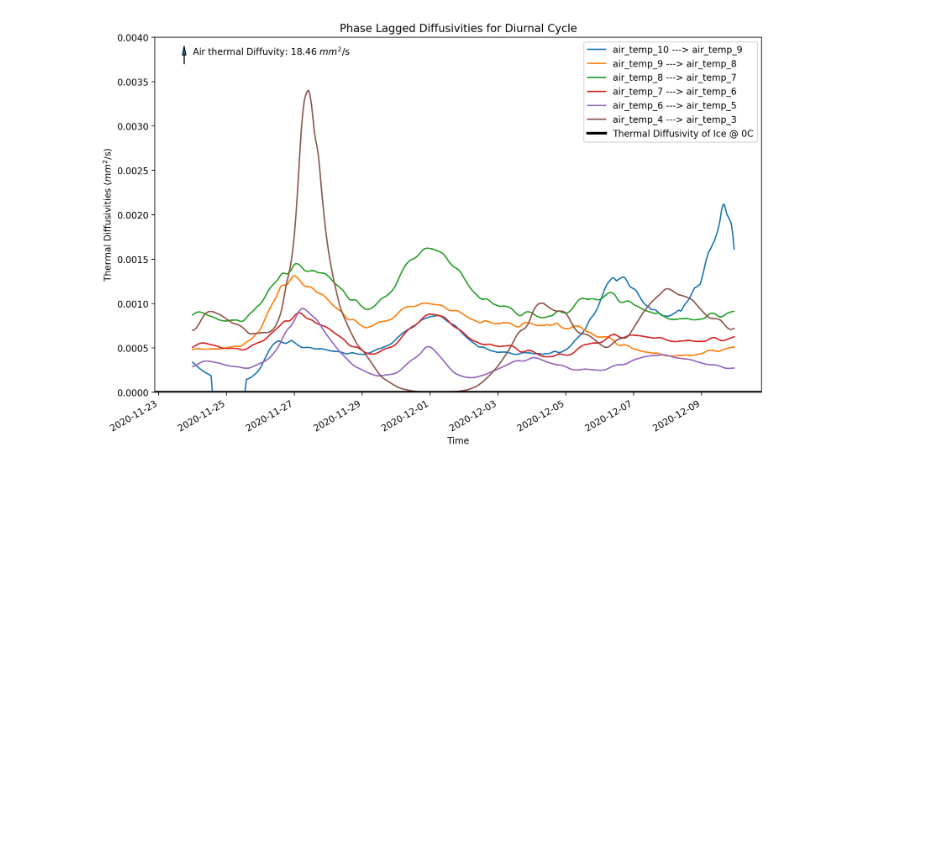
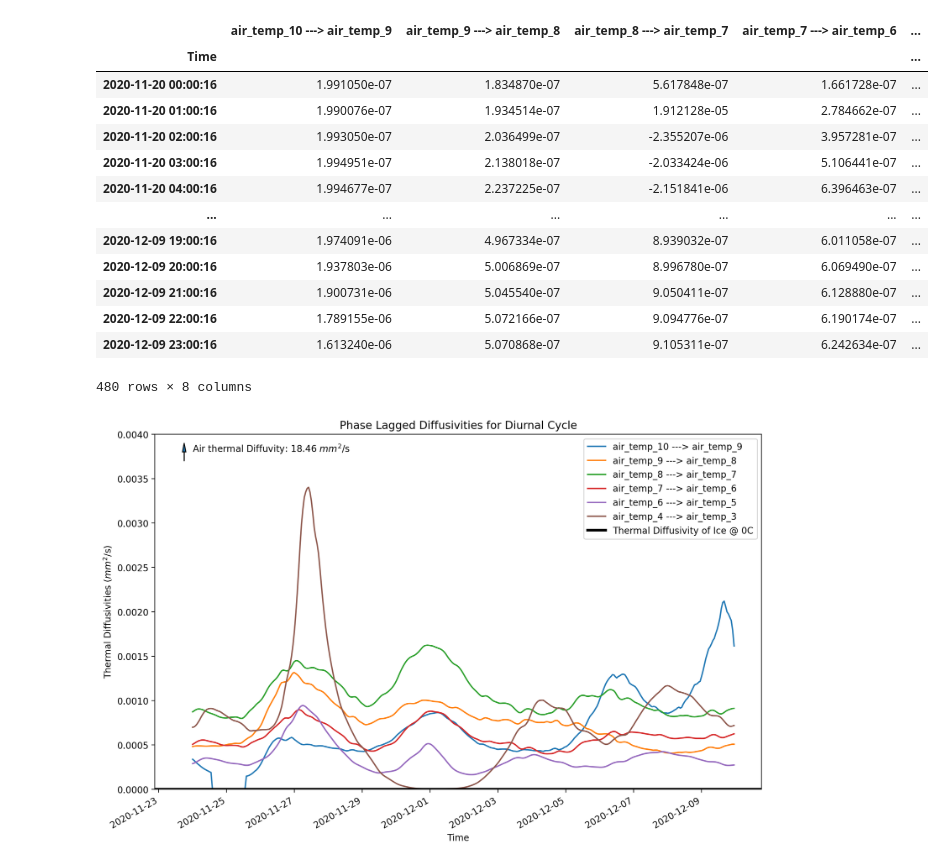
Before and after one commit to ZachHoppinen/temp, a Jupyter notebook: src/figures/iFlow_sub_kes.ipynb, the cells around one changed output. Cells and saved outputs as stored; diff of their text form; code cells hidden in the pictures; blank space fills up the shorter version.

```diff
--- a/src/figures/iFlow_sub_kes.ipynb
+++ b/src/figures/iFlow_sub_kes.ipynb
@@ -9,3 +9,20 @@ df = pd.read_csv(fp, index_col= 'Time', parse_dates=True)
+# %%
+df
+# %% [output]
+|  | air_temp_10 ---> air_temp_9 | air_temp_9 ---> air_temp_8 | air_temp_8 ---> air_temp_7 | air_temp_7 ---> air_temp_6 | ... |
+| Time |  |  |  |  | ... |
+| 2020-11-20 00:00:16 | 1.991050e-07 | 1.834870e-07 | 5.617848e-07 | 1.661728e-07 | ... |
+| 2020-11-20 01:00:16 | 1.990076e-07 | 1.934514e-07 | 1.912128e-05 | 2.784662e-07 | ... |
+| 2020-11-20 02:00:16 | 1.993050e-07 | 2.036499e-07 | -2.355207e-06 | 3.957281e-07 | ... |
+| 2020-11-20 03:00:16 | 1.994951e-07 | 2.138018e-07 | -2.033424e-06 | 5.106441e-07 | ... |
+| 2020-11-20 04:00:16 | 1.994677e-07 | 2.237225e-07 | -2.151841e-06 | 6.396463e-07 | ... |
+| ... | ... | ... | ... | ... | ... |
+| 2020-12-09 19:00:16 | 1.974091e-06 | 4.967334e-07 | 8.939032e-07 | 6.011058e-07 | ... |
+| 2020-12-09 20:00:16 | 1.937803e-06 | 5.006869e-07 | 8.996780e-07 | 6.069490e-07 | ... |
+| 2020-12-09 21:00:16 | 1.900731e-06 | 5.045540e-07 | 9.050411e-07 | 6.128880e-07 | ... |
+| 2020-12-09 22:00:16 | 1.789155e-06 | 5.072166e-07 | 9.094776e-07 | 6.190174e-07 | ... |
+| 2020-12-09 23:00:16 | 1.613240e-06 | 5.070868e-07 | 9.105311e-07 | 6.242634e-07 | ... |
+480 rows × 8 columns
 # %%
 plt.rcParams['text.usetex'] = False
 fig, ax = plt.subplots(figsize = (12,8), dpi = 200)
```
Also changed, not shown: parts of 1 cell of this notebook.
